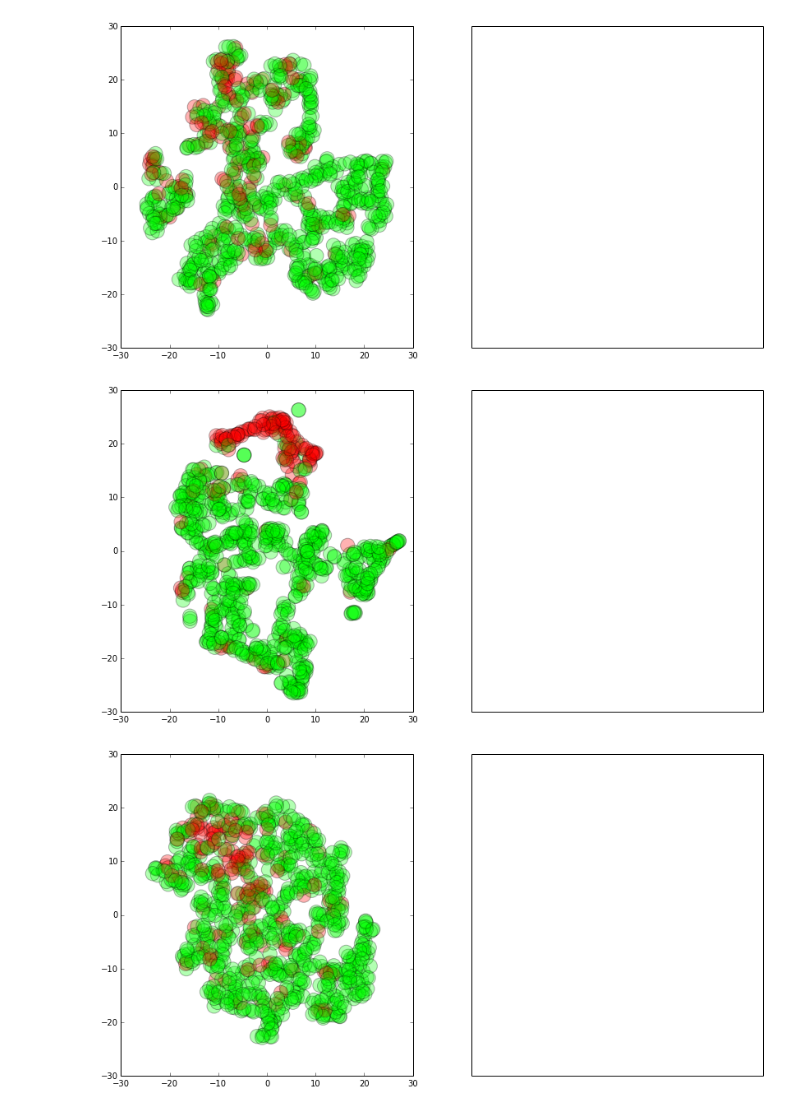
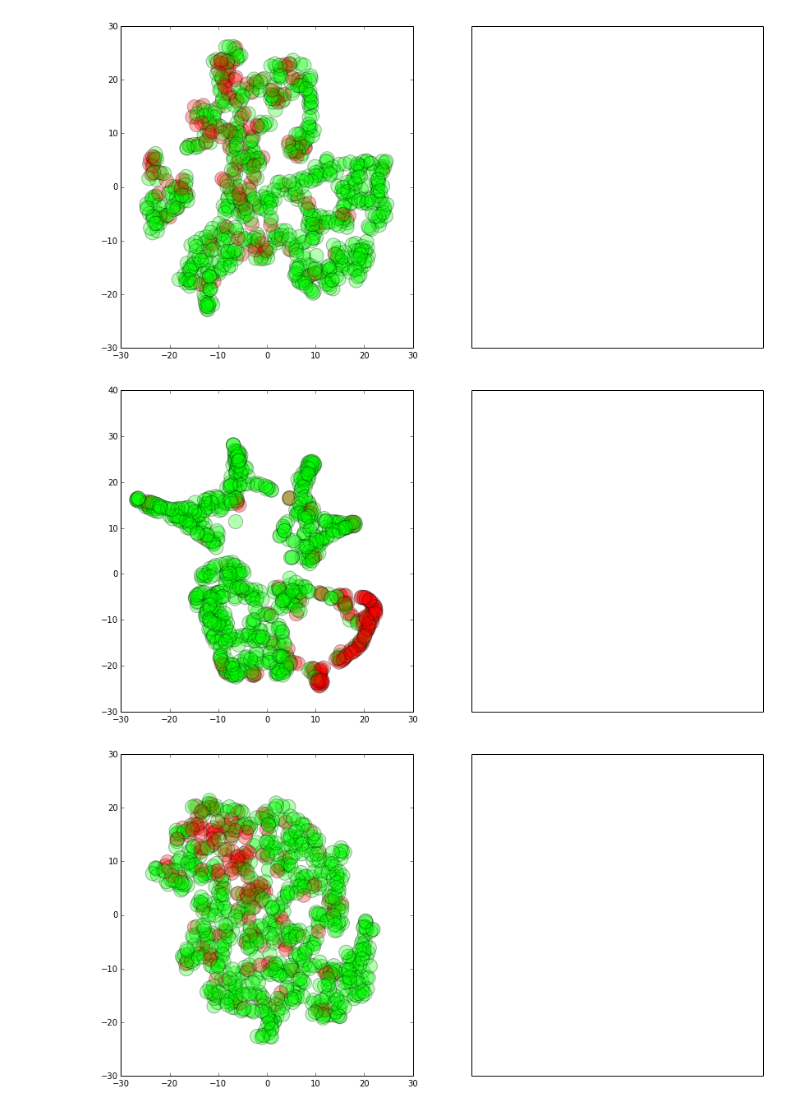
Before and after one commit to jkcn90/kaggle_galaxy_zoo, a Jupyter notebook: Plotting.ipynb, the cells around one changed output. Drawn from its saved outputs; the diff is of its cells as text; code cells hidden in the pictures.

```diff
--- a/Plotting.ipynb
+++ b/Plotting.ipynb
@@ -29,11 +29,11 @@ plot_projection(X_pca, y)
 X_iso = manifold.Isomap(n_neighbors=5, n_components=6).fit_transform(X)
 plot_projection(X_iso, y)
 # %%
-clf = manifold.LocallyLinearEmbedding(n_neighbors=9, n_components=6, eigen_solver='dense')
+clf = manifold.LocallyLinearEmbedding(n_neighbors=5, n_components=6, eigen_solver='dense', )
 X_lle = clf.fit_transform(X)
 plot_projection(X_lle, y)
 # %% [output]
-[figure, old version]
+[figure, new version]
 # %%
 clf = manifold.MDS(n_components=2, n_init=1, max_iter=100)
 X_mds = clf.fit_transform(X)
```
Also changed, not shown: 2 other files.
